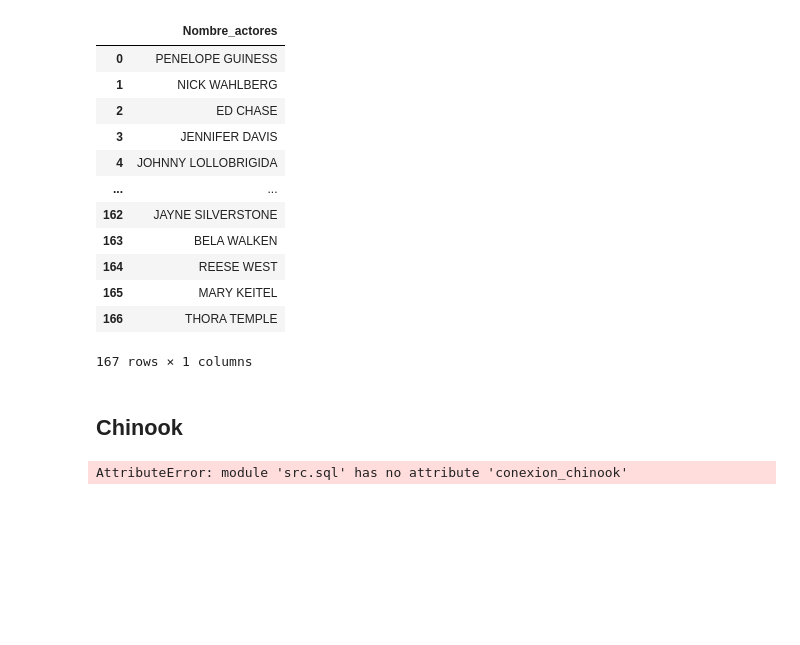
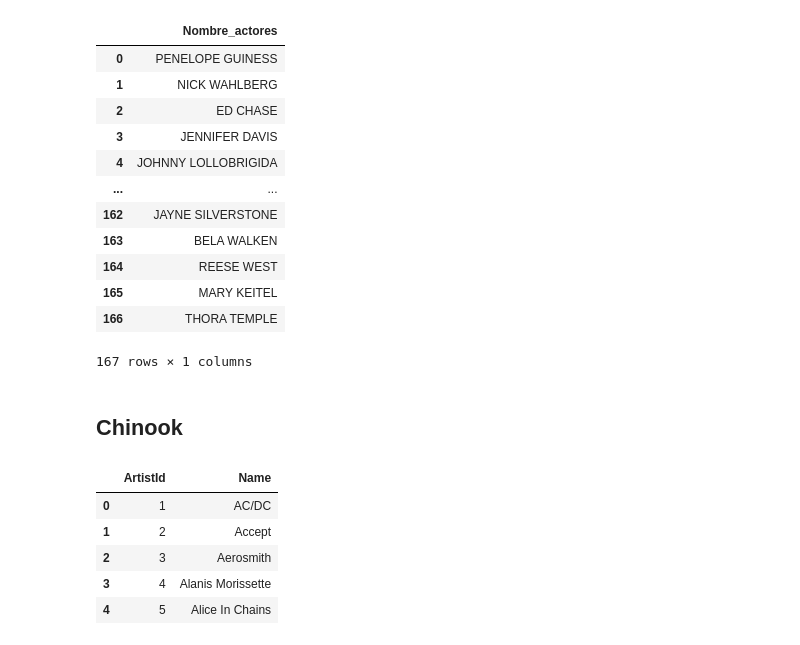
Before and after one commit to Mariadelmardp/Curso-ML, a Jupyter notebook: ejercicios/python+sql.ipynb, the cells around one changed output. Drawn from its saved outputs; the diff is of its cells as text; code cells hidden in the pictures; blank space fills up the shorter version.

```diff
--- a/ejercicios/python+sql.ipynb
+++ b/ejercicios/python+sql.ipynb
@@ -341,9 +341,14 @@ display(tabla)
 # %% [markdown]
 ## Chinook
 # %%
-sql.conexion_chinook(''' SELECT*
+sql.conexion_Chinook(''' SELECT*
                           FROM "Artist"
                           LIMIT 5
                           ''')
 # %% [output]
-AttributeError: module 'src.sql' has no attribute 'conexion_chinook'
+|  | ArtistId | Name |
+| 0 | 1 | AC/DC |
+| 1 | 2 | Accept |
+| 2 | 3 | Aerosmith |
+| 3 | 4 | Alanis Morissette |
+| 4 | 5 | Alice In Chains |
```
Also changed, not shown: 3 other files.
